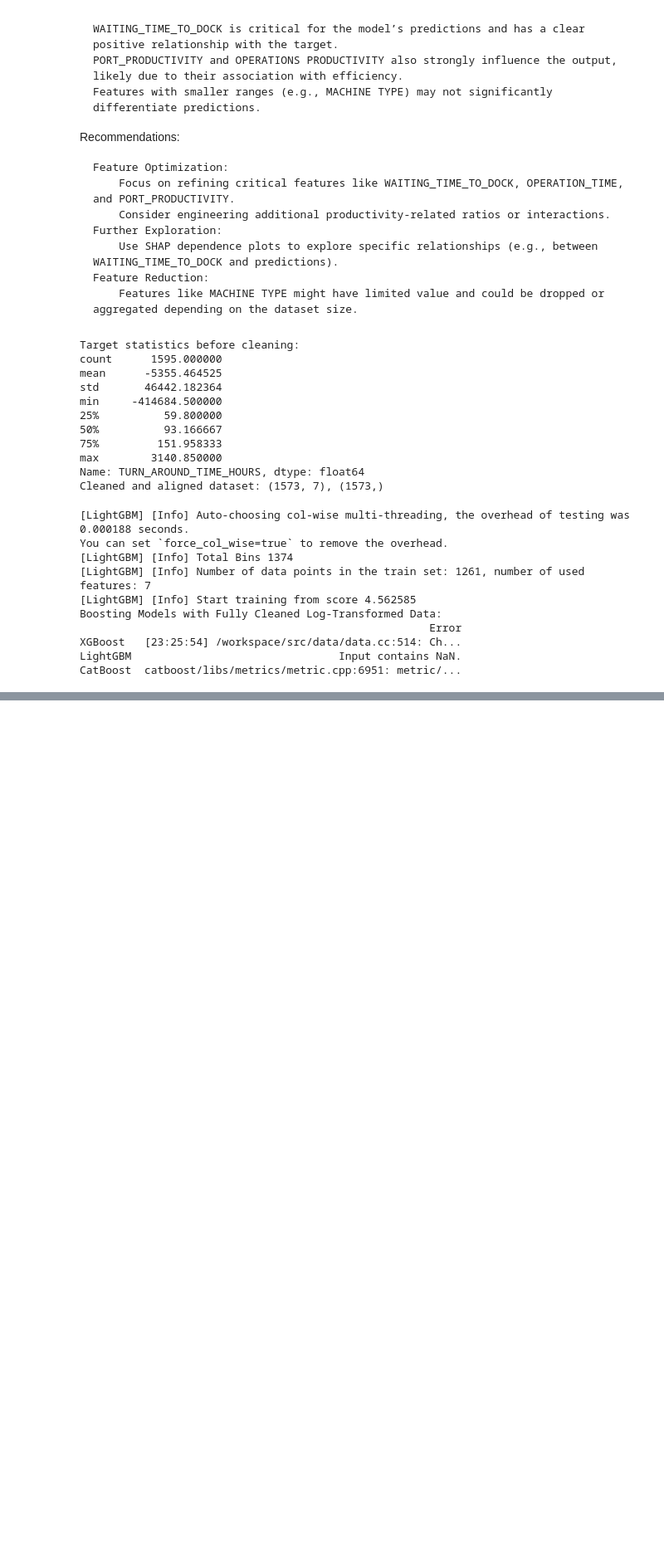
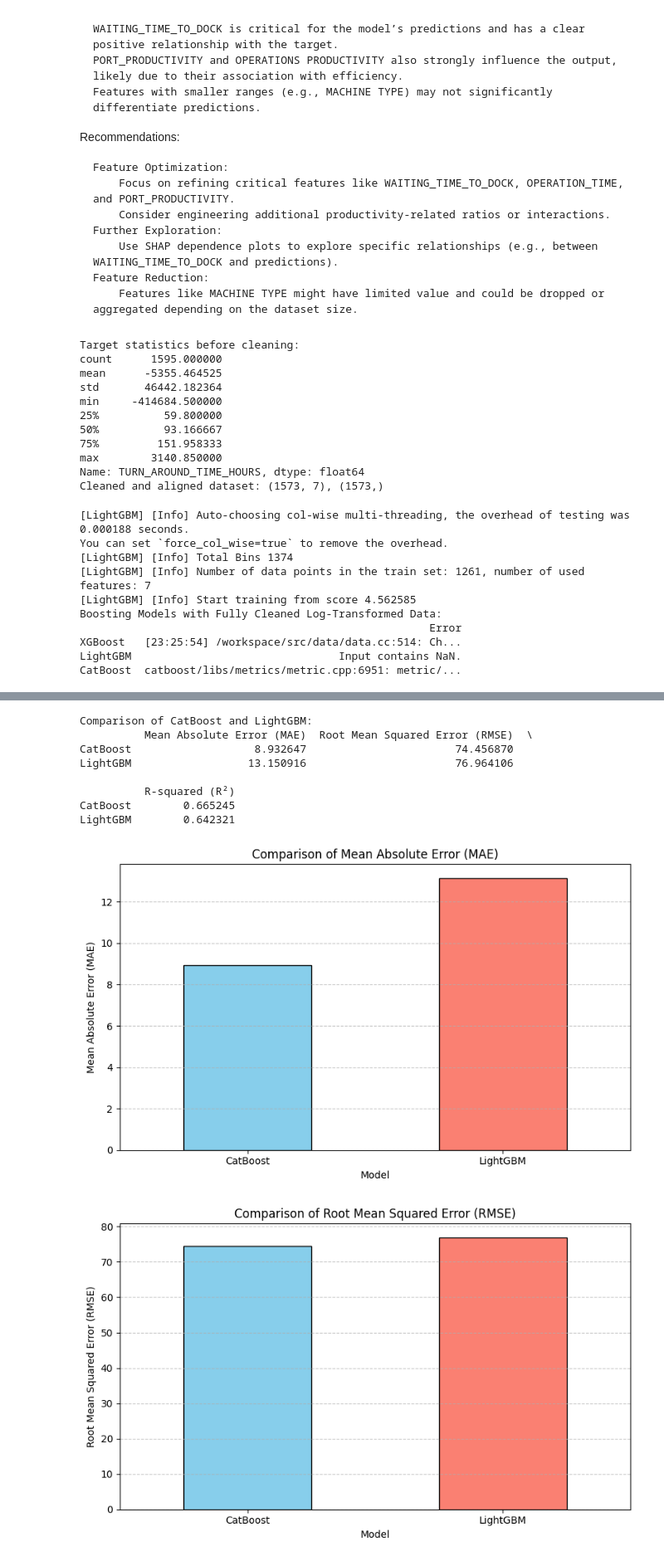
Before and after one commit to Athman-Athman/RESEARCH, a Jupyter notebook: RESEARCH_DATA_ANALYSIS_VTT_NOV_24.ipynb, the cells around one changed output, grey strips where cells are left out. Shown at 83% size. Cells and saved outputs as stored; diff of their text form; code cells hidden in the pictures; blank space fills up the shorter version.

```diff
--- a/RESEARCH_DATA_ANALYSIS_VTT_NOV_24.ipynb
+++ b/RESEARCH_DATA_ANALYSIS_VTT_NOV_24.ipynb
@@ -1657,0 +1833,39 @@ print(boosting_results_rerun_df)
+# %%
+import matplotlib.pyplot as plt
+
+# Define a comparison DataFrame for CatBoost and LightGBM
+comparison_results = boosting_results_rerun_df.loc[["CatBoost", "LightGBM"]]
+
+# Display the comparison table
+print("Comparison of CatBoost and LightGBM:")
+print(comparison_results)
+
+# Visualize comparison using bar charts
+metrics = ["Mean Absolute Error (MAE)", "Root Mean Squared Error (RMSE)", "R-squared (R²)"]
+
+for metric in metrics:
+    if metric in comparison_results.columns:
+        comparison_results[metric].plot(
+            kind="bar",
+            figsize=(8, 5),
+            title=f"Comparison of {metric}",
+            ylabel=metric,
+            xlabel="Model",
+            color=["skyblue", "salmon"],
+            edgecolor="black",
+        )
+        plt.grid(axis="y", linestyle="--", alpha=0.7)
+        plt.xticks(rotation=0)
+        plt.tight_layout()
+        plt.show()
+# %% [output]
+Comparison of CatBoost and LightGBM:
+          Mean Absolute Error (MAE)  Root Mean Squared Error (RMSE)  \
+CatBoost                   8.932647                       74.456870
+LightGBM                  13.150916                       76.964106
+
+          R-squared (R²)
+CatBoost        0.665245
+LightGBM        0.642321
+[figure, added]
+[figure, added]
```
Also changed, not shown: parts of 9 cells of this notebook.
